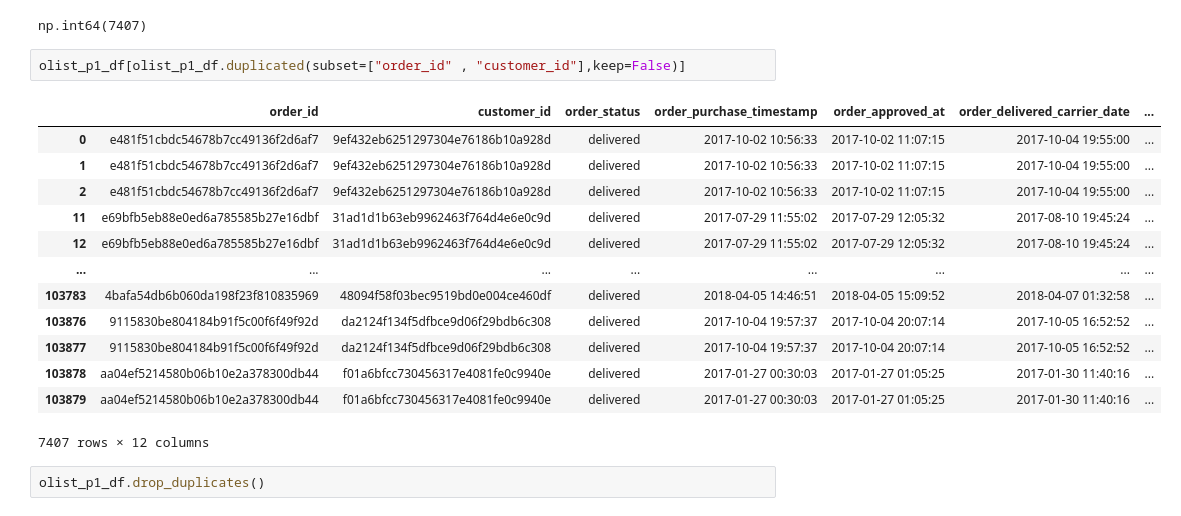
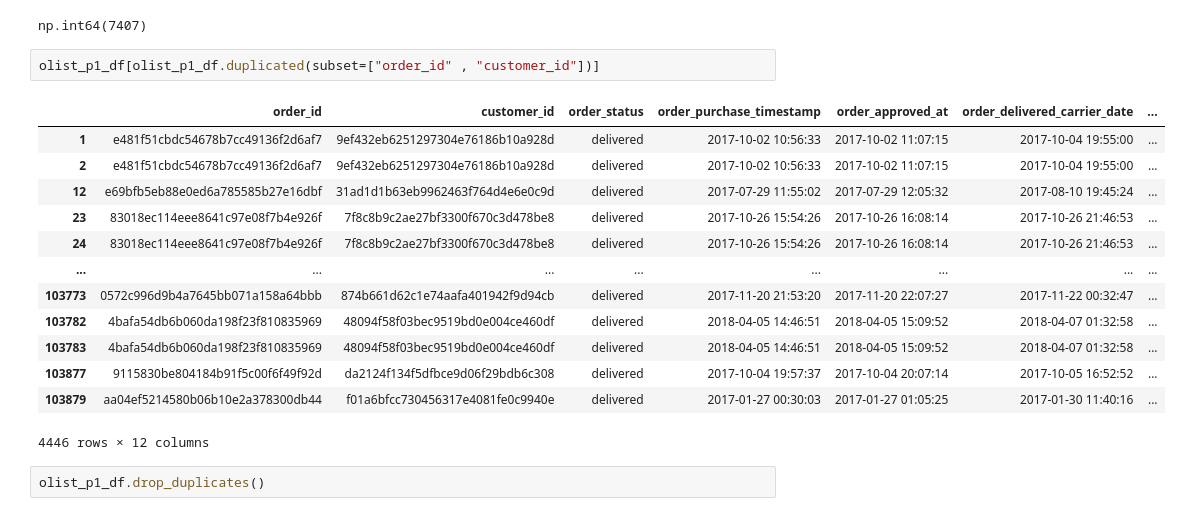
Before and after one commit to yaseradel02/Data_Sprint_Olist, a Jupyter notebook: Part_1_EDA.ipynb, the cells around one changed output. Cells and saved outputs as stored; diff of their text form.

```diff
--- a/Part_1_EDA.ipynb
+++ b/Part_1_EDA.ipynb
@@ -90,21 +96,21 @@ olist_p1_df.duplicated(subset=["order_id" , "customer_id"],keep=False).sum()
 # %% [output]
 np.int64(7407)
 # %%
-olist_p1_df[olist_p1_df.duplicated(subset=["order_id" , "customer_id"],keep=False)]
+olist_p1_df[olist_p1_df.duplicated(subset=["order_id" , "customer_id"])]
 # %% [output]
 |  | order_id | customer_id | order_status | order_purchase_timestamp | order_approved_at | order_delivered_carrier_date | ... |
-| 0 | e481f51cbdc54678b7cc49136f2d6af7 | 9ef432eb6251297304e76186b10a928d | delivered | 2017-10-02 10:56:33 | 2017-10-02 11:07:15 | 2017-10-04 19:55:00 | ... |
 | 1 | e481f51cbdc54678b7cc49136f2d6af7 | 9ef432eb6251297304e76186b10a928d | delivered | 2017-10-02 10:56:33 | 2017-10-02 11:07:15 | 2017-10-04 19:55:00 | ... |
 | 2 | e481f51cbdc54678b7cc49136f2d6af7 | 9ef432eb6251297304e76186b10a928d | delivered | 2017-10-02 10:56:33 | 2017-10-02 11:07:15 | 2017-10-04 19:55:00 | ... |
-| 11 | e69bfb5eb88e0ed6a785585b27e16dbf | 31ad1d1b63eb9962463f764d4e6e0c9d | delivered | 2017-07-29 11:55:02 | 2017-07-29 12:05:32 | 2017-08-10 19:45:24 | ... |
 | 12 | e69bfb5eb88e0ed6a785585b27e16dbf | 31ad1d1b63eb9962463f764d4e6e0c9d | delivered | 2017-07-29 11:55:02 | 2017-07-29 12:05:32 | 2017-08-10 19:45:24 | ... |
+| 23 | 83018ec114eee8641c97e08f7b4e926f | 7f8c8b9c2ae27bf3300f670c3d478be8 | delivered | 2017-10-26 15:54:26 | 2017-10-26 16:08:14 | 2017-10-26 21:46:53 | ... |
+| 24 | 83018ec114eee8641c97e08f7b4e926f | 7f8c8b9c2ae27bf3300f670c3d478be8 | delivered | 2017-10-26 15:54:26 | 2017-10-26 16:08:14 | 2017-10-26 21:46:53 | ... |
 | ... | ... | ... | ... | ... | ... | ... | ... |
+| 103773 | 0572c996d9b4a7645bb071a158a64bbb | 874b661d62c1e74aafa401942f9d94cb | delivered | 2017-11-20 21:53:20 | 2017-11-20 22:07:27 | 2017-11-22 00:32:47 | ... |
+| 103782 | 4bafa54db6b060da198f23f810835969 | 48094f58f03bec9519bd0e004ce460df | delivered | 2018-04-05 14:46:51 | 2018-04-05 15:09:52 | 2018-04-07 01:32:58 | ... |
 | 103783 | 4bafa54db6b060da198f23f810835969 | 48094f58f03bec9519bd0e004ce460df | delivered | 2018-04-05 14:46:51 | 2018-04-05 15:09:52 | 2018-04-07 01:32:58 | ... |
-| 103876 | 9115830be804184b91f5c00f6f49f92d | da2124f134f5dfbce9d06f29bdb6c308 | delivered | 2017-10-04 19:57:37 | 2017-10-04 20:07:14 | 2017-10-05 16:52:52 | ... |
 | 103877 | 9115830be804184b91f5c00f6f49f92d | da2124f134f5dfbce9d06f29bdb6c308 | delivered | 2017-10-04 19:57:37 | 2017-10-04 20:07:14 | 2017-10-05 16:52:52 | ... |
-| 103878 | aa04ef5214580b06b10e2a378300db44 | f01a6bfcc730456317e4081fe0c9940e | delivered | 2017-01-27 00:30:03 | 2017-01-27 01:05:25 | 2017-01-30 11:40:16 | ... |
 | 103879 | aa04ef5214580b06b10e2a378300db44 | f01a6bfcc730456317e4081fe0c9940e | delivered | 2017-01-27 00:30:03 | 2017-01-27 01:05:25 | 2017-01-30 11:40:16 | ... |
-7407 rows × 12 columns
+4446 rows × 12 columns
 # %%
 olist_p1_df.drop_duplicates()
 # %% [output]
```
Also changed, not shown: parts of 37 cells of this notebook.
